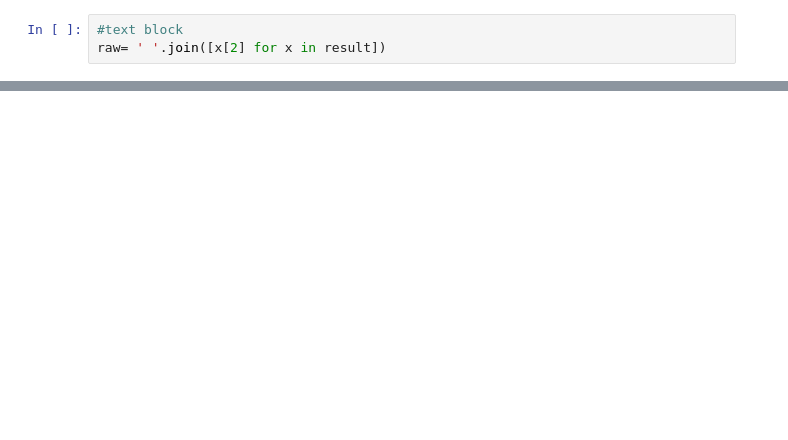
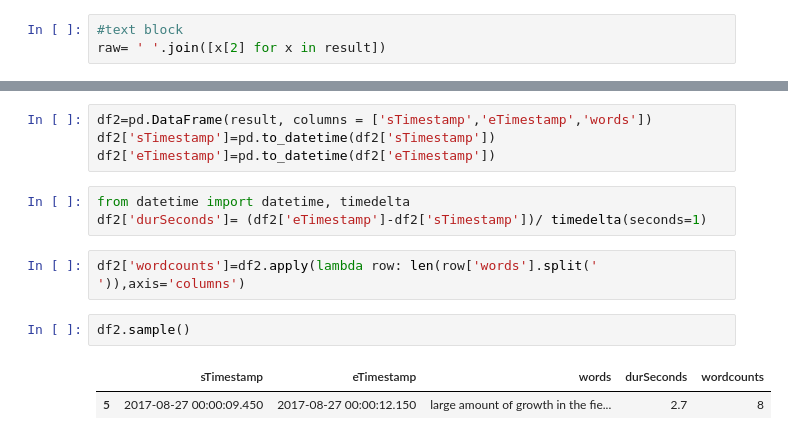
Before and after one commit to chihacknight/chihacknight-yt-interface, a Jupyter notebook: analysis.ipynb, the cells around one changed output, grey strips where cells are left out. Cells and saved outputs as stored; diff of their text form; blank space fills up the shorter version.

```diff
--- a/analysis.ipynb
+++ b/analysis.ipynb
@@ -43,0 +41,14 @@ ax.set_title('Word frequencies - nouns', fontsize=20)
+# %%
+df2=pd.DataFrame(result, columns = ['sTimestamp','eTimestamp','words'])
+df2['sTimestamp']=pd.to_datetime(df2['sTimestamp'])
+df2['eTimestamp']=pd.to_datetime(df2['eTimestamp'])
+# %%
+from datetime import datetime, timedelta
+df2['durSeconds']= (df2['eTimestamp']-df2['sTimestamp'])/ timedelta(seconds=1)
+# %%
+df2['wordcounts']=df2.apply(lambda row: len(row['words'].split(' ')),axis='columns')
+# %%
+df2.sample()
+# %% [output]
+|  | sTimestamp | eTimestamp | words | durSeconds | wordcounts |
+| 5 | 2017-08-27 00:00:09.450 | 2017-08-27 00:00:12.150 | large amount of growth in the fie... | 2.7 | 8 |
```
Also changed, not shown: parts of 10 cells of this notebook.
